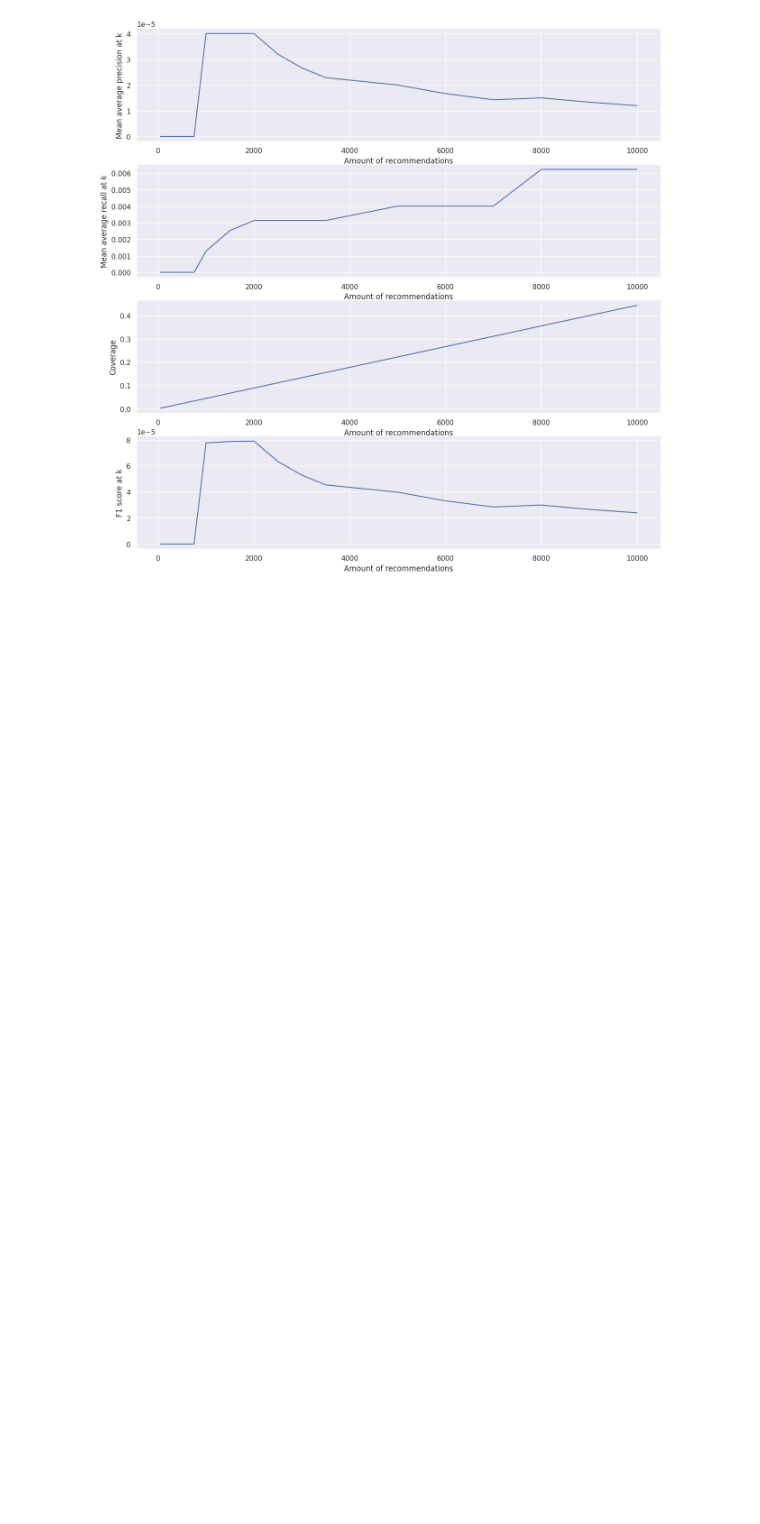
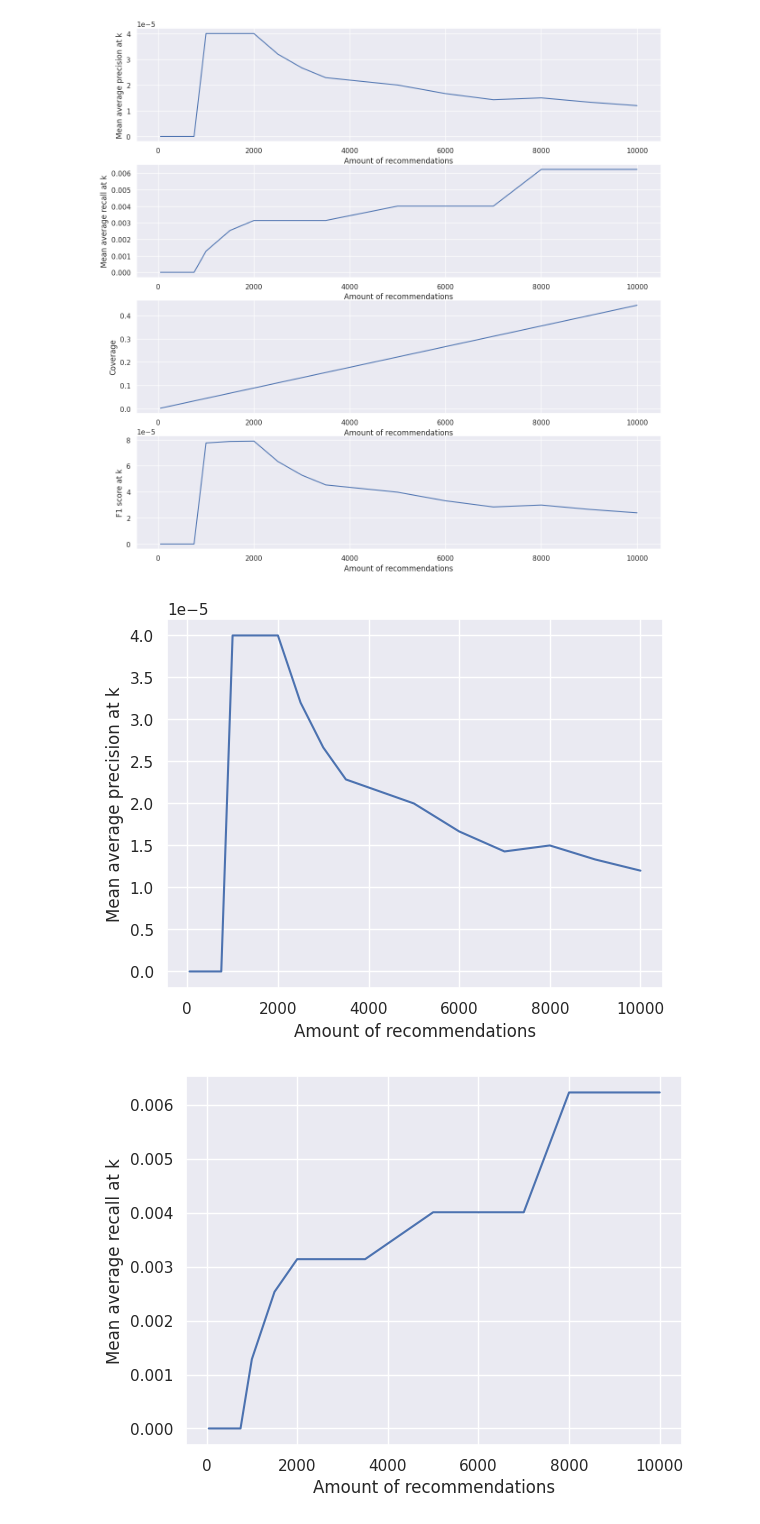
Before and after one commit to a-s-gorski/conseillify-research, a Jupyter notebook: reports/eval_generate_candidates/test_generate_candidates.ipynb, the cells around one changed output. Saved outputs shown, nothing was run; the diff lists cells and outputs as text; code cells hidden in the pictures; blank space fills up the shorter version.

```diff
--- a/reports/eval_generate_candidates/test_generate_candidates.ipynb
+++ b/reports/eval_generate_candidates/test_generate_candidates.ipynb
@@ -29,3 +29,24 @@ plt.show()
 [figure]
 # %%
 fig.savefig('generate_candidates.eps', format='eps')
+# %%
+
+columns = ["Maps_at_k", "Mars_at_k", "Coverages", "f1"]
+columns_names = ["Mean average precision at k", "Mean average recall at k", "Coverage", "F1 score at k"]
+for col, name in zip(columns, columns_names):
+    fig, ax = plt.subplots()
+    plt.plot(metrics['N_tracks'], metrics[col], axes=ax)
+    ax.set_xlabel("Amount of recommendations")
+    ax.set_ylabel(name)
+    plt.savefig(f'{name}.eps', format='eps')
+
+
+# print(metrics.columns)
+# fig, ax = plt.subplots()
+# plt.plot(metrics['N_tracks'], metrics['Maps_at_k'], axes=ax)
+# ax.set_xlabel('')
+# ax.set_ylabel('Mean precision at k')
+# plt.savefig()
+# %% [output]
+[figure, added]
+[figure, added]
```
Also changed, not shown: parts of 1 cell of this notebook, 8 other files.
